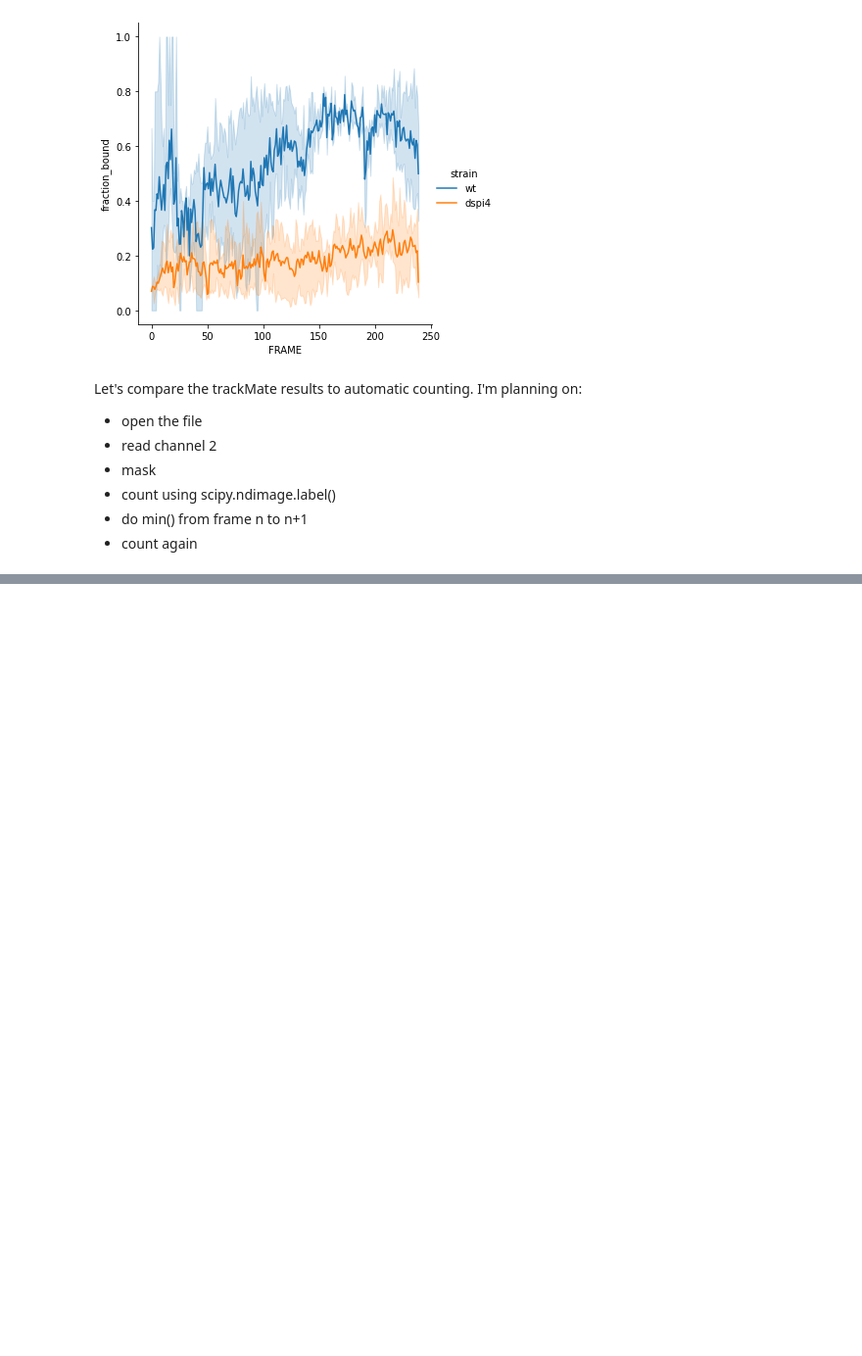
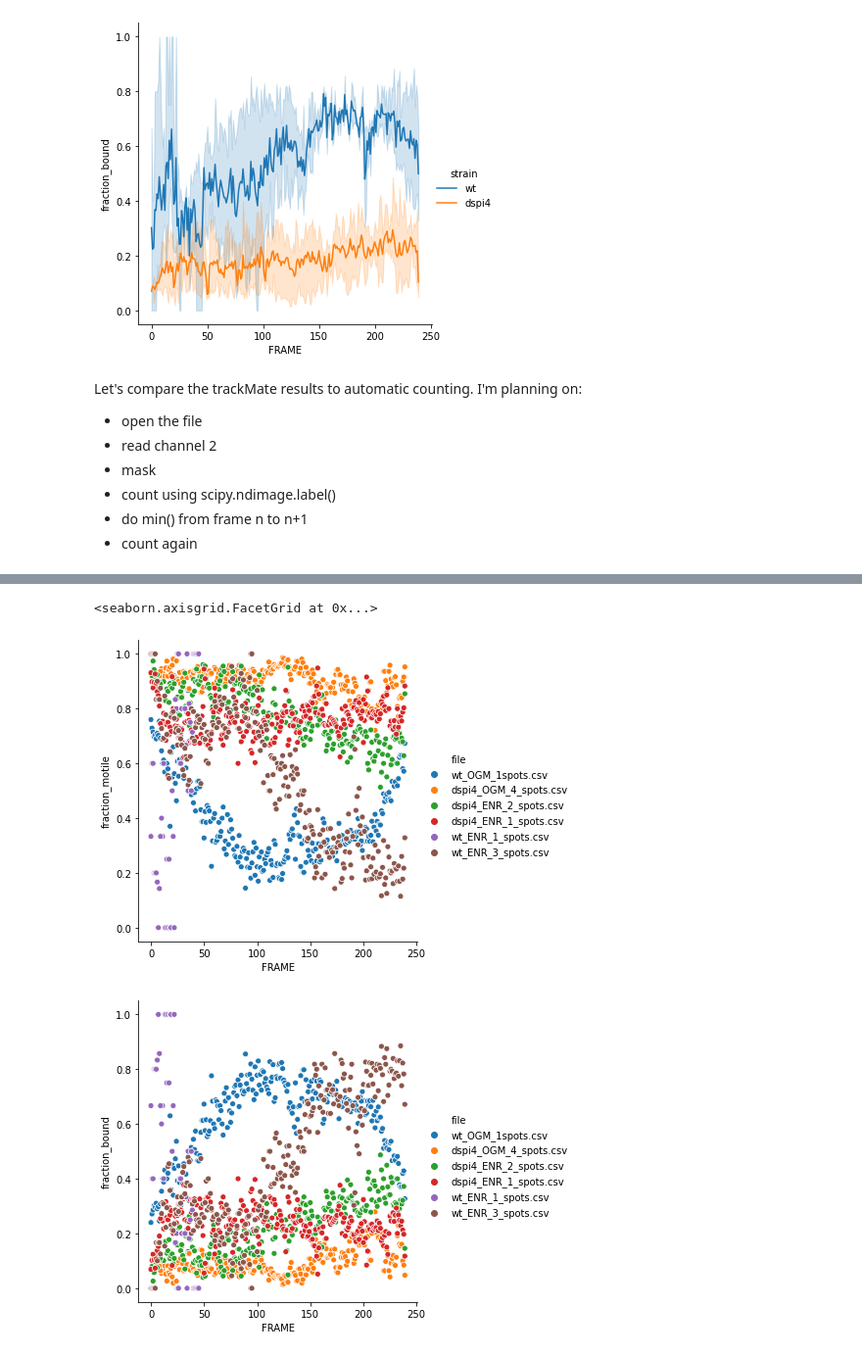
Before and after one commit to Oftatkofta/BactUnet, a Jupyter notebook: trackmate_spot_quantification.ipynb, the cells around one changed output, grey strips where cells are left out. Shown: that part at 98% size. Saved outputs shown, nothing was run; the diff lists cells and outputs as text; code cells hidden in the pictures; blank space fills up the shorter version.

```diff
--- a/trackmate_spot_quantification.ipynb
+++ b/trackmate_spot_quantification.ipynb
@@ -77,0 +72,7 @@ AttributeError: 'TiffFile' object has no attribute 'shape'
+# %%
+sns.relplot(data=alldata, x='FRAME', y='fraction_motile', hue='file')
+sns.relplot(data=alldata, x='FRAME', y='fraction_bound', hue='file')
+# %% [output]
+<seaborn.axisgrid.FacetGrid at 0x...>
+[figure, added]
+[figure, added]
```
Also changed, not shown: parts of 4 cells of this notebook, 5 other files.
